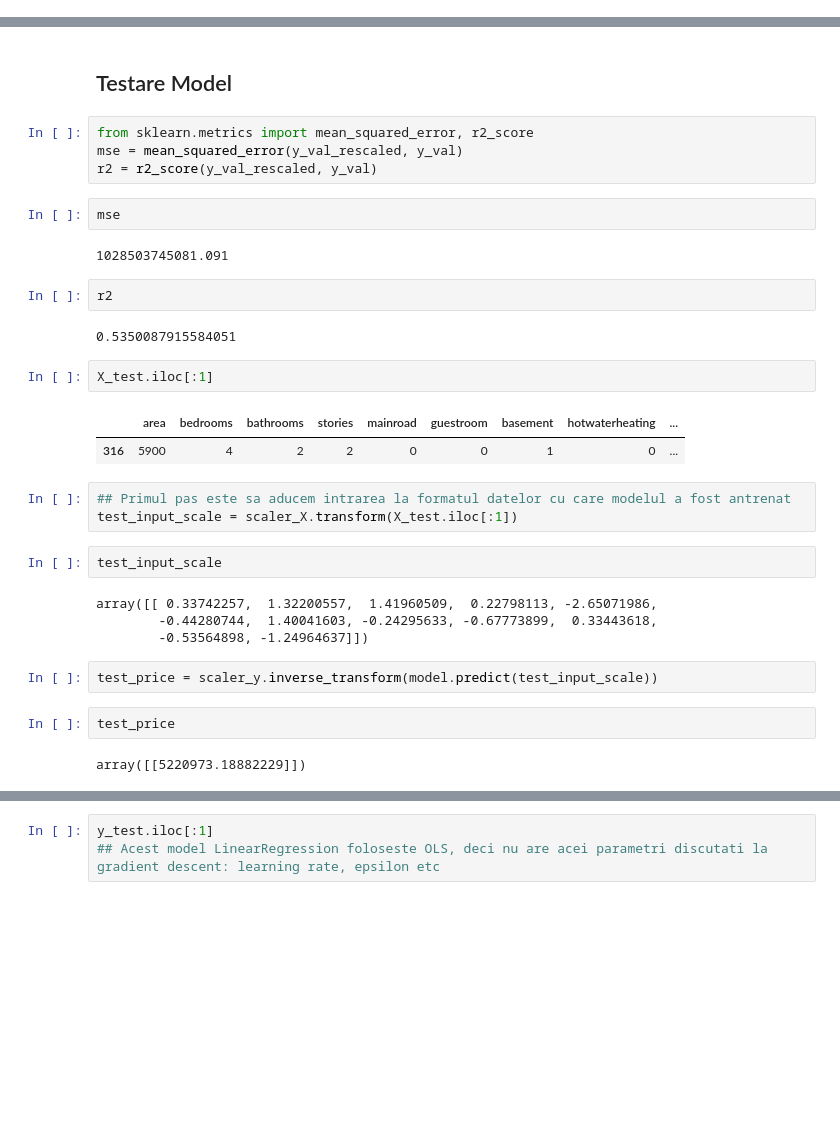
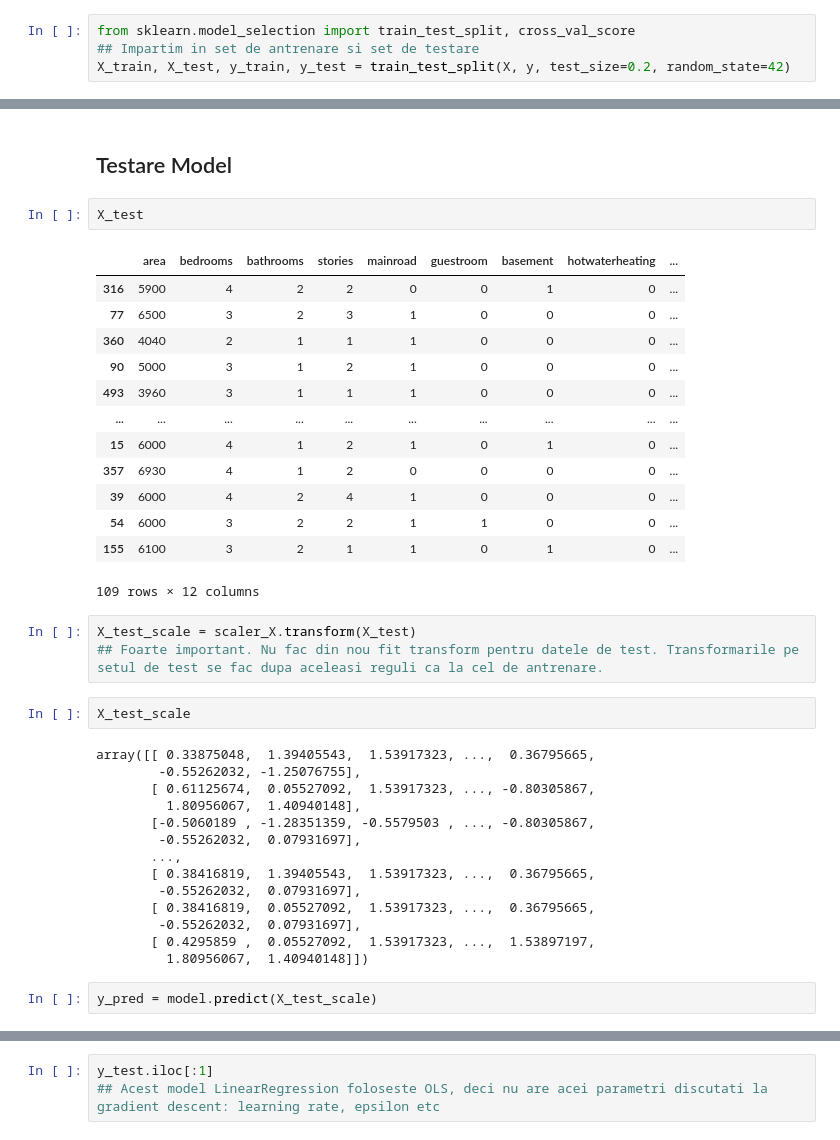
Before and after one commit to Ionel-Gabriel/Curs-AI-Software-Engineer, a Jupyter notebook: Capitolul 4/Problema_Regresie_Liniara.ipynb, the cells around one changed output, grey strips where cells are left out. Drawn from its saved outputs; the diff is of its cells as text; blank space fills up the shorter version.

```diff
--- a/Capitolul 4/Problema_Regresie_Liniara.ipynb
+++ b/Capitolul 4/Problema_Regresie_Liniara.ipynb
@@ -201,6 +198,10 @@ X_train, X_val, y_train, y_val = train_test_split(X_train_val, y_train_val, test
 * Se repeta pentru fiecare fold, astfel incat fiecare fold sa fie utilizat o data ca set de testare
 * Performanta modelului este masurata pentru fiecare fold(MSE, Acuratete)
 * Rezultatul final este media performantei obtinute pe toate fold-urile
+# %%
+from sklearn.model_selection import train_test_split, cross_val_score
+## Impartim in set de antrenare si set de testare
+X_train, X_test, y_train, y_test = train_test_split(X, y, test_size=0.2, random_state=42)
 # %%
 from sklearn.preprocessing import StandardScaler
 
@@ -322,34 +265,39 @@ array([[5520729.8212697 ],
 # %% [markdown]
 ## Testare Model
-# %%
-from sklearn.metrics import mean_squared_error, r2_score
-mse = mean_squared_error(y_val_rescaled, y_val)
-r2 = r2_score(y_val_rescaled, y_val)
-# %%
-mse
-# %% [output]
-1028503745081.091
-# %%
-r2
-# %% [output]
-0.5350087915584051
 # %%
-X_test.iloc[:1]
+X_test
 # %% [output]
 |  | area | bedrooms | bathrooms | stories | mainroad | guestroom | basement | hotwaterheating | ... |
 | 316 | 5900 | 4 | 2 | 2 | 0 | 0 | 1 | 0 | ... |
+| 77 | 6500 | 3 | 2 | 3 | 1 | 0 | 0 | 0 | ... |
+| 360 | 4040 | 2 | 1 | 1 | 1 | 0 | 0 | 0 | ... |
+| 90 | 5000 | 3 | 1 | 2 | 1 | 0 | 0 | 0 | ... |
+| 493 | 3960 | 3 | 1 | 1 | 1 | 0 | 0 | 0 | ... |
+| ... | ... | ... | ... | ... | ... | ... | ... | ... | ... |
+| 15 | 6000 | 4 | 1 | 2 | 1 | 0 | 1 | 0 | ... |
+| 357 | 6930 | 4 | 1 | 2 | 0 | 0 | 0 | 0 | ... |
+| 39 | 6000 | 4 | 2 | 4 | 1 | 0 | 0 | 0 | ... |
+| 54 | 6000 | 3 | 2 | 2 | 1 | 1 | 0 | 0 | ... |
+| 155 | 6100 | 3 | 2 | 1 | 1 | 0 | 1 | 0 | ... |
+109 rows × 12 columns
-# %%
-## Primul pas este sa aducem intrarea la formatul datelor cu care modelul a fost antrenat
-test_input_scale = scaler_X.transform(X_test.iloc[:1])
-# %%
-test_input_scale
-# %% [output]
-array([[ 0.33742257,  1.32200557,  1.41960509,  0.22798113, -2.65071986,
-        -0.44280744,  1.40041603, -0.24295633, -0.67773899,  0.33443618,
-        -0.53564898, -1.24964637]])
-# %%
-test_price = scaler_y.inverse_transform(model.predict(test_input_scale))
-# %%
-test_price
-# %% [output]
-array([[5220973.18882229]])
+# %%
+X_test_scale = scaler_X.transform(X_test)
+## Foarte important. Nu fac din nou fit transform pentru datele de test. Transformarile pe setul de test se fac dupa aceleasi reguli ca la cel de antrenare.
+# %%
+X_test_scale
+# %% [output]
+array([[ 0.33875048,  1.39405543,  1.53917323, ...,  0.36795665,
+        -0.55262032, -1.25076755],
+       [ 0.61125674,  0.05527092,  1.53917323, ..., -0.80305867,
+         1.80956067,  1.40940148],
+       [-0.5060189 , -1.28351359, -0.5579503 , ..., -0.80305867,
+        -0.55262032,  0.07931697],
+       ...,
+       [ 0.38416819,  1.39405543,  1.53917323, ...,  0.36795665,
+        -0.55262032,  0.07931697],
+       [ 0.38416819,  0.05527092,  1.53917323, ...,  0.36795665,
+        -0.55262032,  0.07931697],
+       [ 0.4295859 ,  0.05527092,  1.53917323, ...,  1.53897197,
+         1.80956067,  1.40940148]])
+# %%
+y_pred = model.predict(X_test_scale)
```
Also changed, not shown: parts of 36 cells of this notebook.
